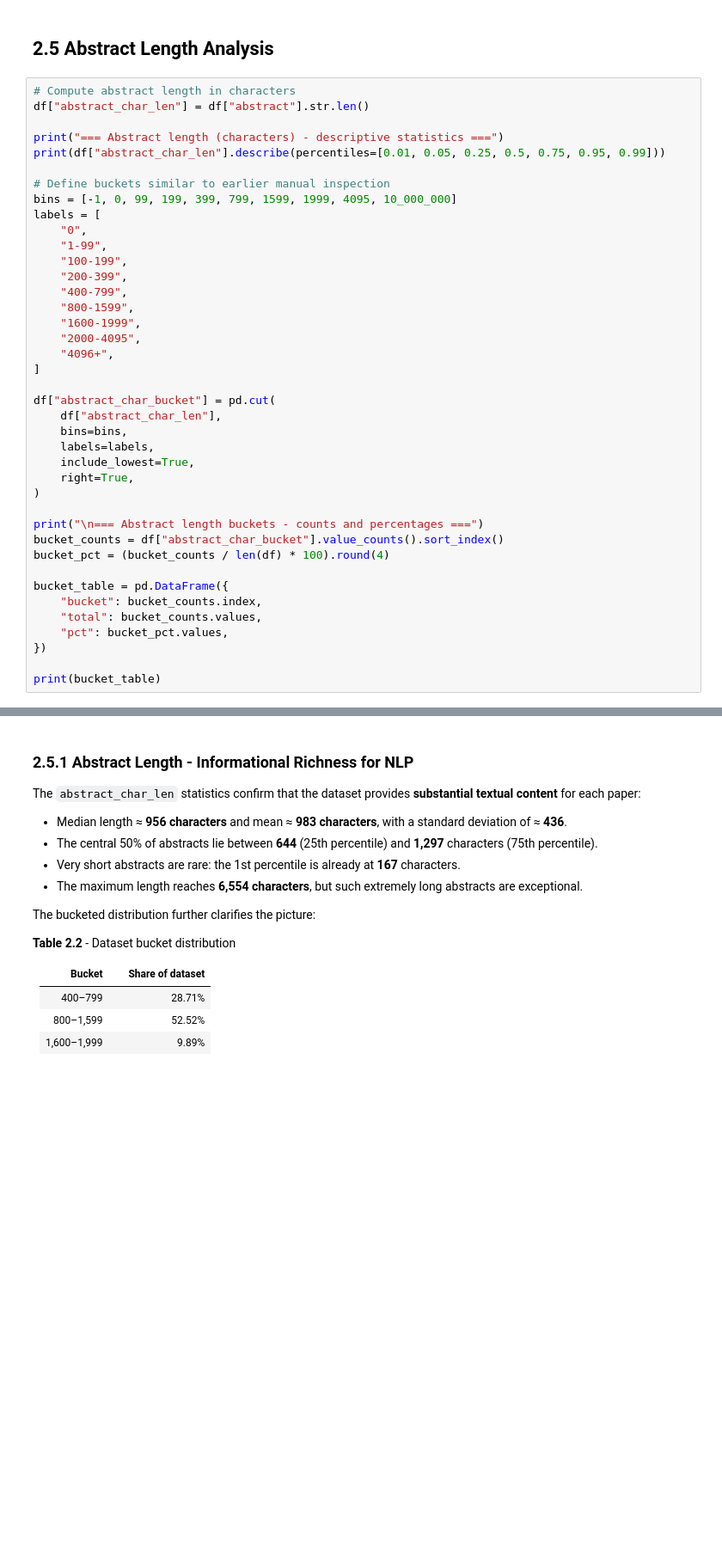
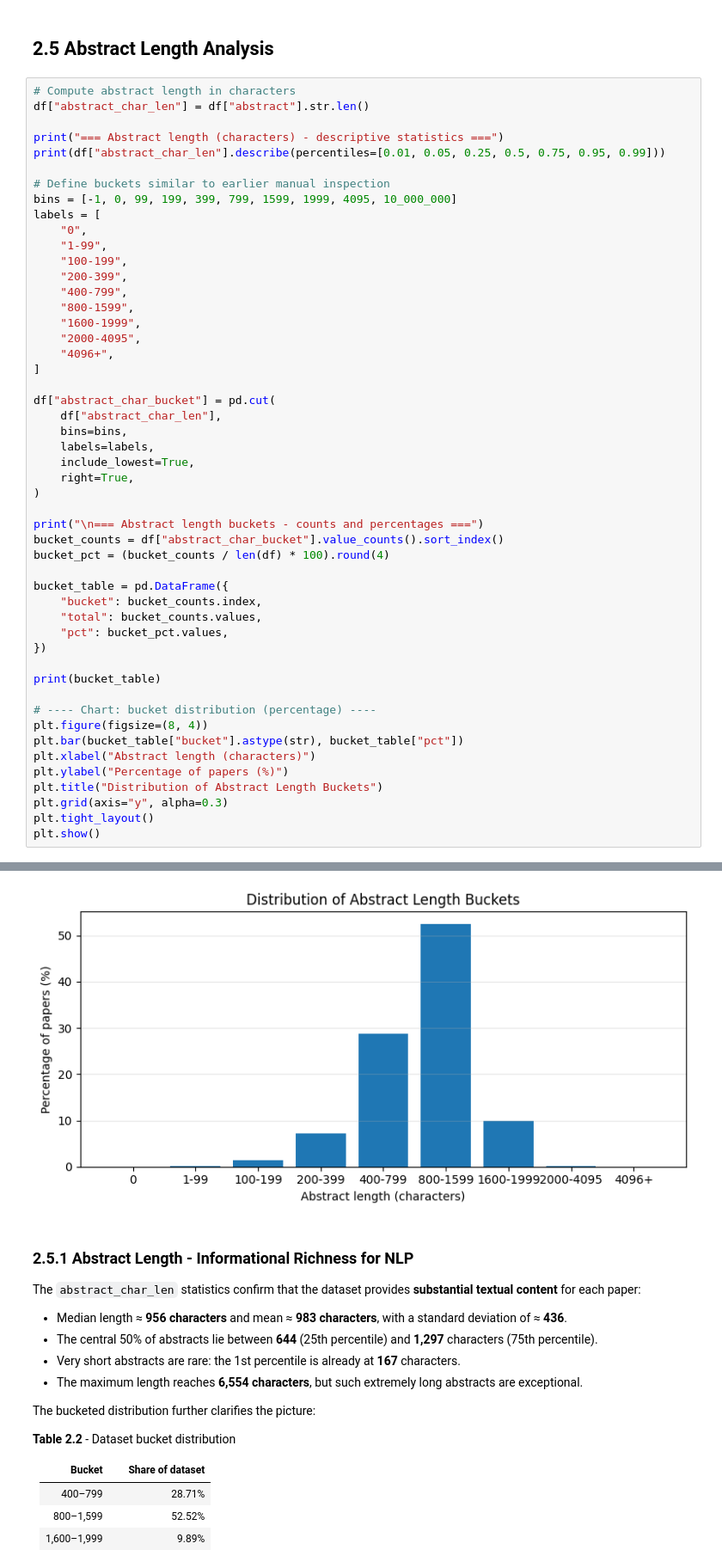
Before and after one commit to logus2k/genai_p2, a Jupyter notebook: glm_project3_final_report_v3.ipynb, the cells around one changed output, grey strips where cells are left out. Shown at 86% size. Drawn from its saved outputs; the diff is of its cells as text; blank space fills up the shorter version.

```diff
--- a/glm_project3_final_report_v3.ipynb
+++ b/glm_project3_final_report_v3.ipynb
@@ -873,33 +872,44 @@ df["abstract_char_bucket"] = pd.cut(
 
 print("\n=== Abstract length buckets - counts and percentages ===")
 bucket_counts = df["abstract_char_bucket"].value_counts().sort_index()
 bucket_pct = (bucket_counts / len(df) * 100).round(4)
 
 bucket_table = pd.DataFrame({
     "bucket": bucket_counts.index,
     "total": bucket_counts.values,
     "pct": bucket_pct.values,
 })
 
 print(bucket_table)
+
+# ---- Chart: bucket distribution (percentage) ----
+plt.figure(figsize=(8, 4))
+plt.bar(bucket_table["bucket"].astype(str), bucket_table["pct"])
+plt.xlabel("Abstract length (characters)")
+plt.ylabel("Percentage of papers (%)")
+plt.title("Distribution of Abstract Length Buckets")
+plt.grid(axis="y", alpha=0.3)
+plt.tight_layout()
+plt.show()
 # %% [output]
 === Abstract length (characters) - descriptive statistics ===
 count    2.549619e+06
 mean     9.829034e+02
 std      4.358027e+02
 min      3.000000e+00
 1%       1.670000e+02
 5%       3.150000e+02
 25%      6.440000e+02
 50%      9.560000e+02
 75%      1.297000e+03
 95%      1.761000e+03
 99%      1.913000e+03
 ... (10 lines left out)
 5   800-1599  1339026  52.5187
 6  1600-1999   252173   9.8906
 7  2000-4095     3208   0.1258
 8      4096+        7   0.0003
+[figure, added]
 # %% [markdown]
 ### 2.5.1 Abstract Length - Informational Richness for NLP
 
```
Also changed, not shown: parts of 23 cells of this notebook, 1 other file.
